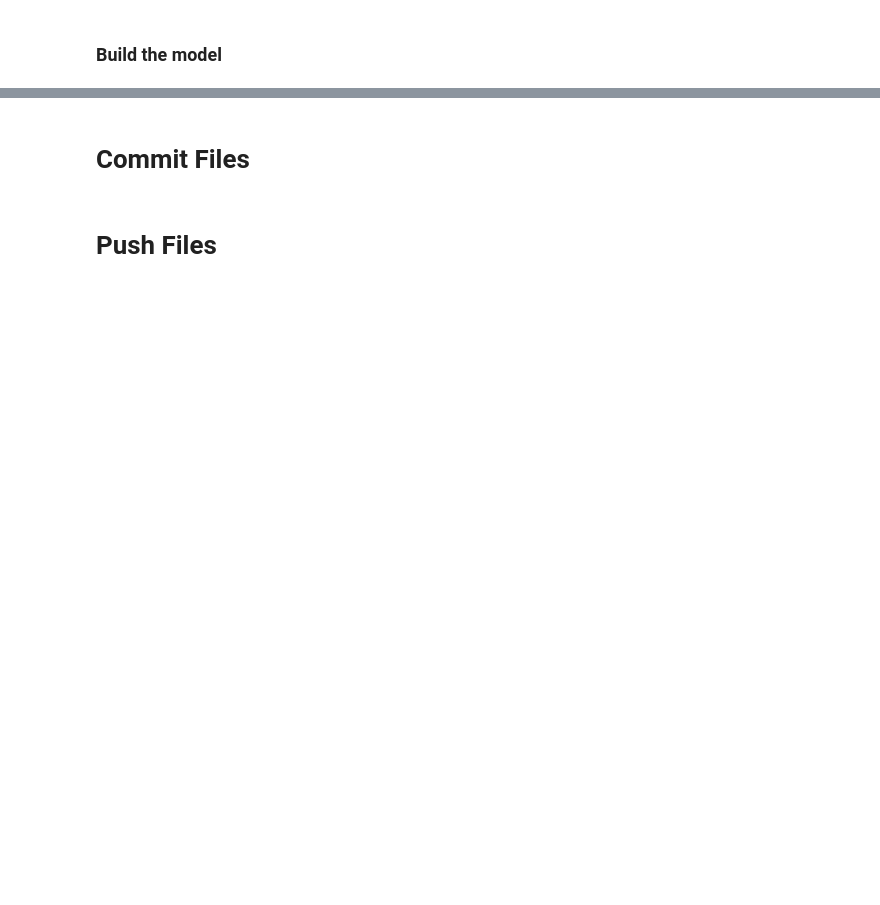
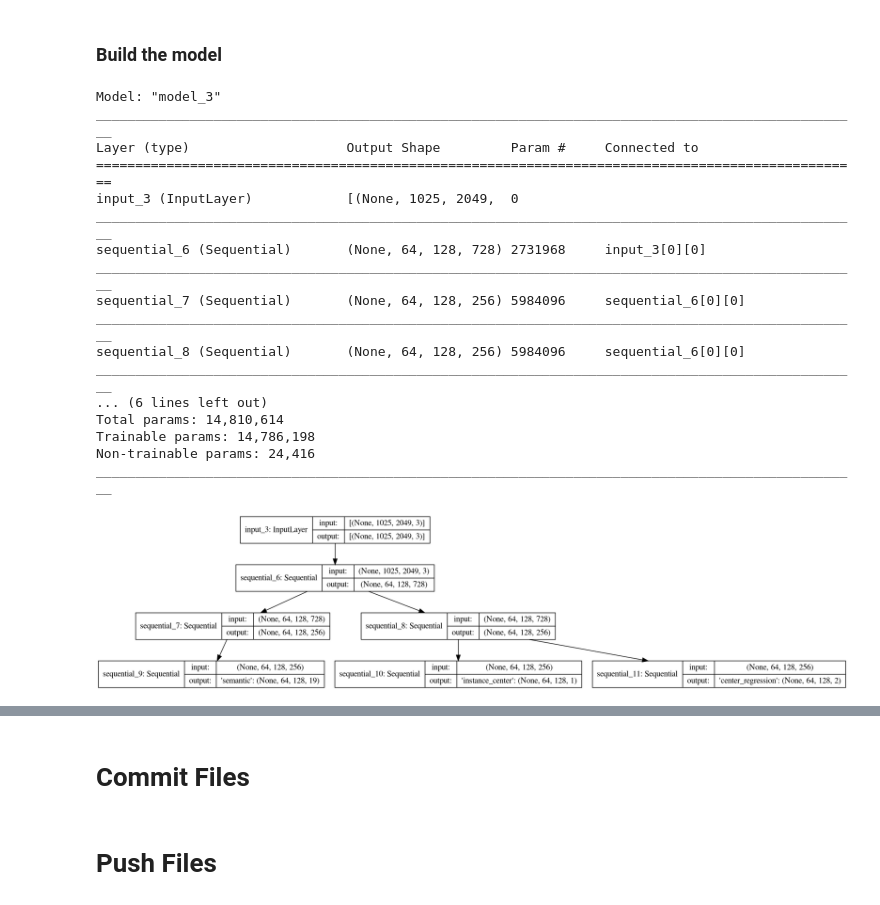
Before and after one commit to jinensetpal/panoptic-deeplab, a Jupyter notebook: notebooks/training.ipynb, the cells around one changed output, grey strips where cells are left out. Saved outputs shown, nothing was run; the diff lists cells and outputs as text; code cells hidden in the pictures; blank space fills up the shorter version.

```diff
--- a/notebooks/training.ipynb
+++ b/notebooks/training.ipynb
@@ -161,2 +163,27 @@ Found 4 validated image filenames.
 # %% [markdown]
 ### Build the model
+# %%
+from src.models import build_model
+
+model = build_model.get_model()
+model.summary()
+tf.keras.utils.plot_model(model, show_shapes=True)
+# %% [output]
+Model: "model_3"
+__________________________________________________________________________________________________
+Layer (type)                    Output Shape         Param #     Connected to
+==================================================================================================
+input_3 (InputLayer)            [(None, 1025, 2049,  0
+__________________________________________________________________________________________________
+sequential_6 (Sequential)       (None, 64, 128, 728) 2731968     input_3[0][0]
+__________________________________________________________________________________________________
+sequential_7 (Sequential)       (None, 64, 128, 256) 5984096     sequential_6[0][0]
+__________________________________________________________________________________________________
+sequential_8 (Sequential)       (None, 64, 128, 256) 5984096     sequential_6[0][0]
+__________________________________________________________________________________________________
+... (6 lines left out)
+Total params: 14,810,614
+Trainable params: 14,786,198
+Non-trainable params: 24,416
+__________________________________________________________________________________________________
+[figure, added]
```
Also changed, not shown: parts of 11 cells of this notebook.
